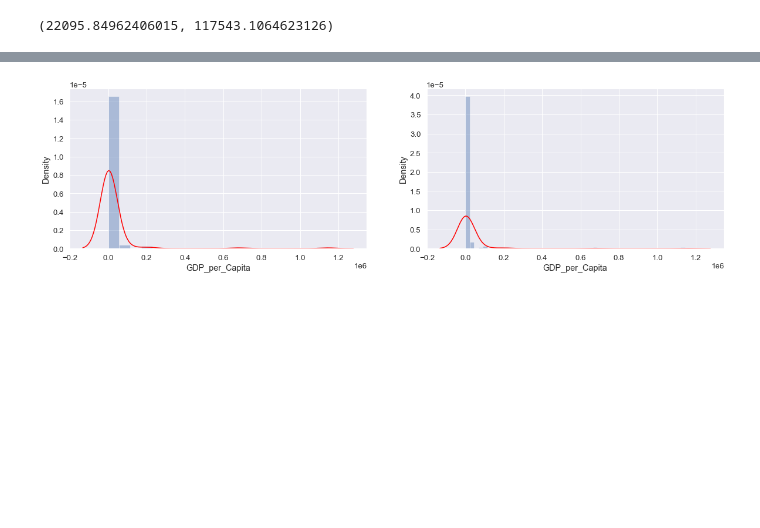
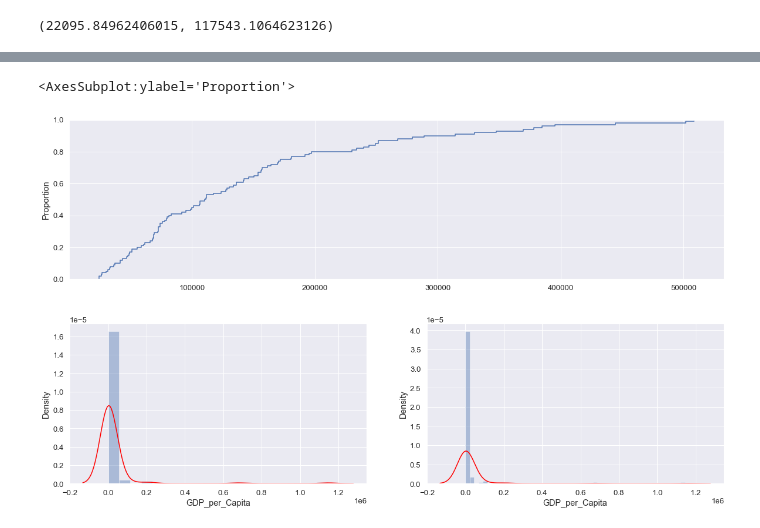
Before and after one commit to SidhST12/BSIP_Assignment_2_Students, a Jupyter notebook: stats_asn_2_start.ipynb, the cells around one changed output, grey strips where cells are left out. Cells and saved outputs as stored; diff of their text form; code cells hidden in the pictures; blank space fills up the shorter version.

```diff
--- a/stats_asn_2_start.ipynb
+++ b/stats_asn_2_start.ipynb
@@ -471,3 +498,9 @@ dfs_pa = scipy.stats.norm(mu2,sigma2)
+# %%
+# Analytical
+sns.ecdfplot(data=scipy.stats.expon.rvs(size=100, scale=np.std(dfLE["GDP_per_Capita"]), loc=np.mean(dfLE["GDP_per_Capita"])))
+# %% [output]
+<AxesSubplot:ylabel='Proportion'>
+[figure, added]
 # %%
 #anlytical distribuiton:
 #KDF for "GDP per capita"
```
Also changed, not shown: parts of 33 cells of this notebook.
